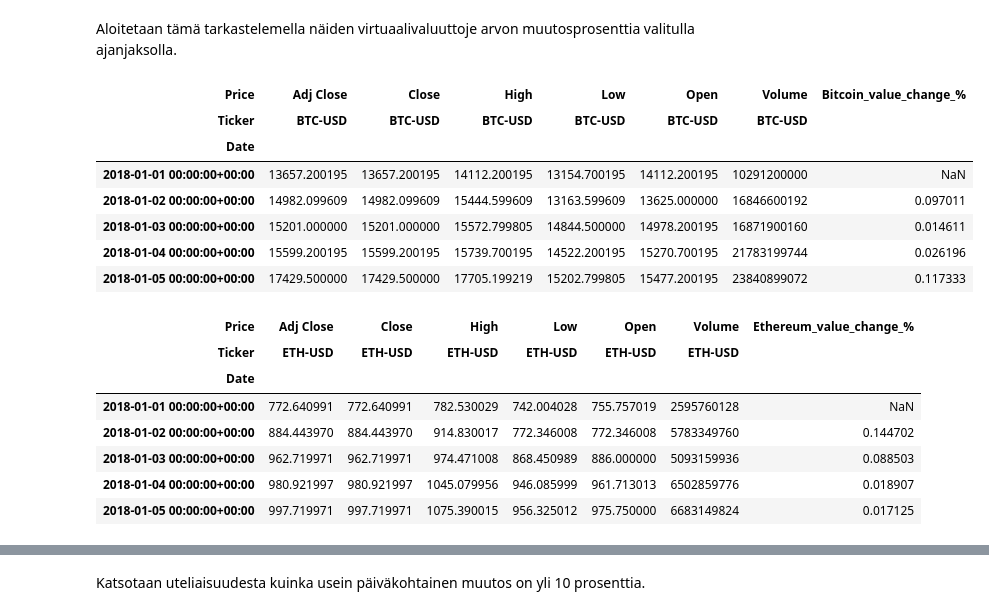
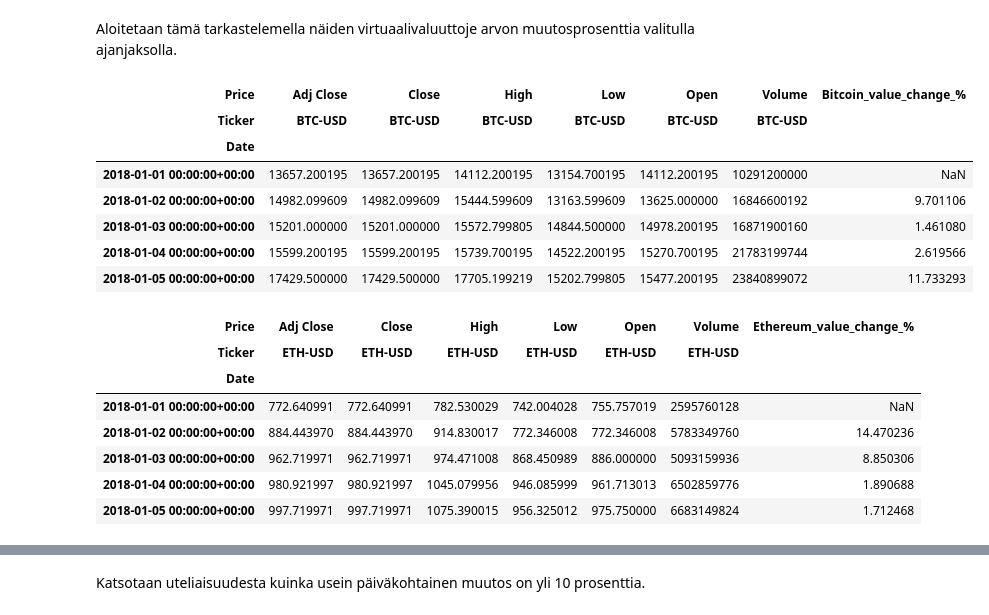
Before and after one commit to TatuE/Data_analytics, a Jupyter notebook: assignment_2/Tehtava_2_aikasarjat.ipynb, the cells around one changed output, grey strips where cells are left out. Drawn from its saved outputs; the diff is of its cells as text; code cells hidden in the pictures.

```diff
--- a/assignment_2/Tehtava_2_aikasarjat.ipynb
+++ b/assignment_2/Tehtava_2_aikasarjat.ipynb
@@ -230,21 +230,23 @@ Aloitetaan tämä tarkastelemella näiden virtuaalivaluuttoje  arvon muutosprose
 # %%
 # Tehdään taulukkoon oma sarake päiväkohtaiselle muutosprosentille.
 # Otetaan arvonmuutos päivän päätöshinnan mukaan.
 
-bitcoin_d['Bitcoin_value_change_%'] = bitcoin_d['Close'].pct_change()
-ethereum_d['Ethereum_value_change_%'] = ethereum_d['Close'].pct_change()
+# kerrotaan prosenttiluku 100, jotta sitä on helpompi katsella ja tarkastella.
+
+bitcoin_d['Bitcoin_value_change_%'] = (bitcoin_d['Close'].pct_change()*100)
+ethereum_d['Ethereum_value_change_%'] = (ethereum_d['Close'].pct_change()*100)
 
 # Tarkastetaan muutos mutta otetaan vain ensimmäiset viisi riviä.
 bitcoin_d.head()
 # %% [output]
 | Price | Adj Close | Close | High | Low | Open | Volume | Bitcoin_value_change_% |
 | Ticker | BTC-USD | BTC-USD | BTC-USD | BTC-USD | BTC-USD | BTC-USD |  |
 | Date |  |  |  |  |  |  |  |
 | 2018-01-01 00:00:00+00:00 | 13657.200195 | 13657.200195 | 14112.200195 | 13154.700195 | 14112.200195 | 10291200000 | NaN |
-| 2018-01-02 00:00:00+00:00 | 14982.099609 | 14982.099609 | 15444.599609 | 13163.599609 | 13625.000000 | 16846600192 | 0.097011 |
-| 2018-01-03 00:00:00+00:00 | 15201.000000 | 15201.000000 | 15572.799805 | 14844.500000 | 14978.200195 | 16871900160 | 0.014611 |
-| 2018-01-04 00:00:00+00:00 | 15599.200195 | 15599.200195 | 15739.700195 | 14522.200195 | 15270.700195 | 21783199744 | 0.026196 |
-| 2018-01-05 00:00:00+00:00 | 17429.500000 | 17429.500000 | 17705.199219 | 15202.799805 | 15477.200195 | 23840899072 | 0.117333 |
+| 2018-01-02 00:00:00+00:00 | 14982.099609 | 14982.099609 | 15444.599609 | 13163.599609 | 13625.000000 | 16846600192 | 9.701106 |
+| 2018-01-03 00:00:00+00:00 | 15201.000000 | 15201.000000 | 15572.799805 | 14844.500000 | 14978.200195 | 16871900160 | 1.461080 |
+| 2018-01-04 00:00:00+00:00 | 15599.200195 | 15599.200195 | 15739.700195 | 14522.200195 | 15270.700195 | 21783199744 | 2.619566 |
+| 2018-01-05 00:00:00+00:00 | 17429.500000 | 17429.500000 | 17705.199219 | 15202.799805 | 15477.200195 | 23840899072 | 11.733293 |
 # %%
 ethereum_d.head()
 # %% [output]
@@ -252,10 +254,10 @@ ethereum_d.head()
 | Ticker | ETH-USD | ETH-USD | ETH-USD | ETH-USD | ETH-USD | ETH-USD |  |
 | Date |  |  |  |  |  |  |  |
 | 2018-01-01 00:00:00+00:00 | 772.640991 | 772.640991 | 782.530029 | 742.004028 | 755.757019 | 2595760128 | NaN |
-| 2018-01-02 00:00:00+00:00 | 884.443970 | 884.443970 | 914.830017 | 772.346008 | 772.346008 | 5783349760 | 0.144702 |
-| 2018-01-03 00:00:00+00:00 | 962.719971 | 962.719971 | 974.471008 | 868.450989 | 886.000000 | 5093159936 | 0.088503 |
-| 2018-01-04 00:00:00+00:00 | 980.921997 | 980.921997 | 1045.079956 | 946.085999 | 961.713013 | 6502859776 | 0.018907 |
-| 2018-01-05 00:00:00+00:00 | 997.719971 | 997.719971 | 1075.390015 | 956.325012 | 975.750000 | 6683149824 | 0.017125 |
+| 2018-01-02 00:00:00+00:00 | 884.443970 | 884.443970 | 914.830017 | 772.346008 | 772.346008 | 5783349760 | 14.470236 |
+| 2018-01-03 00:00:00+00:00 | 962.719971 | 962.719971 | 974.471008 | 868.450989 | 886.000000 | 5093159936 | 8.850306 |
+| 2018-01-04 00:00:00+00:00 | 980.921997 | 980.921997 | 1045.079956 | 946.085999 | 961.713013 | 6502859776 | 1.890688 |
+| 2018-01-05 00:00:00+00:00 | 997.719971 | 997.719971 | 1075.390015 | 956.325012 | 975.750000 | 6683149824 | 1.712468 |
 # %%
 # Luodaan uusi muuttuja, johon tallennetaan aikaisemmin lasketut muutosprosentit.
 value_changes = pd.concat([bitcoin_d['Bitcoin_value_change_%'], ethereum_d['Ethereum_value_change_%']], axis=1)
```
Also changed, not shown: parts of 19 cells of this notebook, 1 other file.
